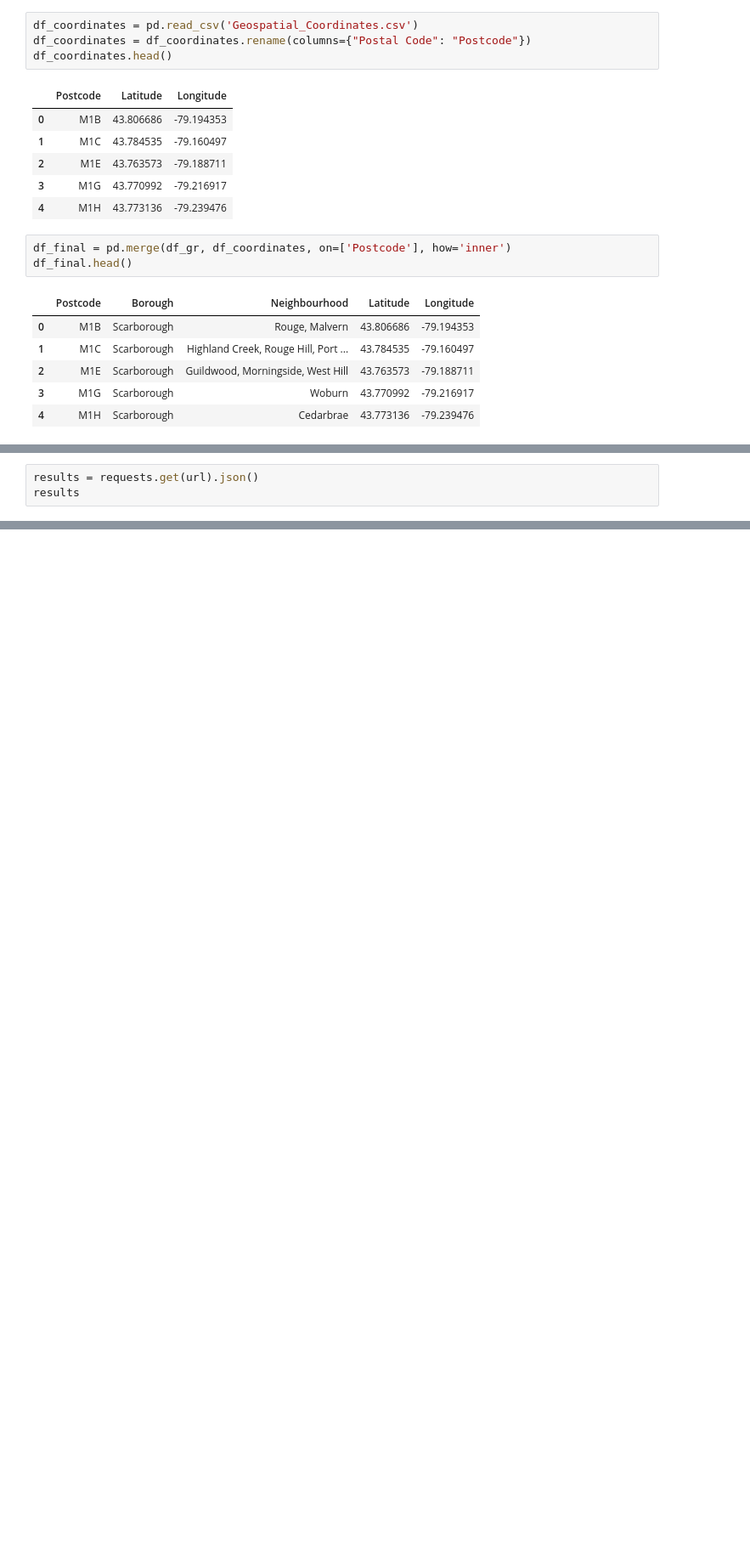
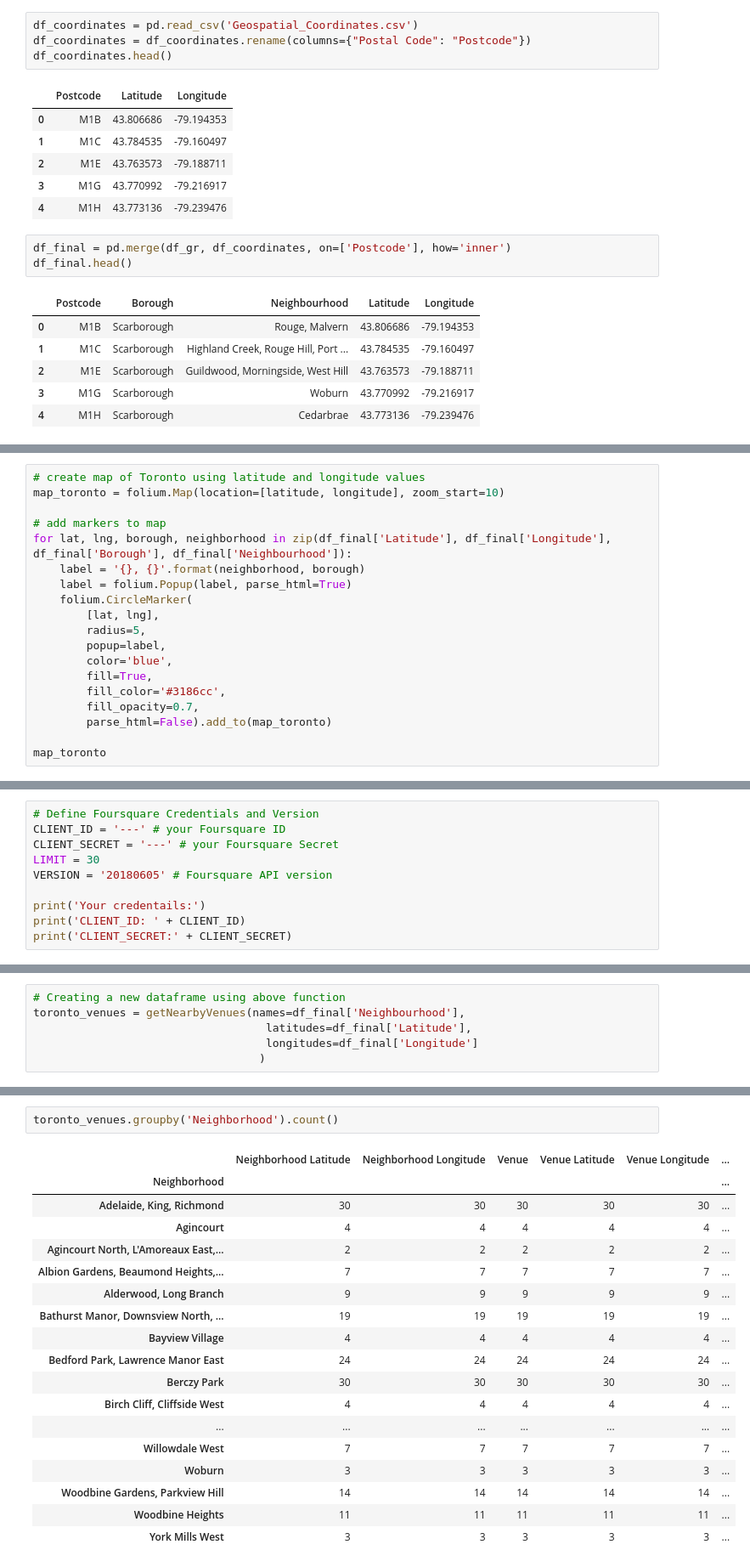
Before and after one commit to shubhammahalank/Recommendation_System_to_start_Restaurant_Business_in_London, a Jupyter notebook: Segmentation & Clustering - Toronto/3. Segmentation & Clustering - Toronto.ipynb, the cells around one changed output, grey strips where cells are left out. Shown at 85% size. Cells and saved outputs as stored; diff of their text form; blank space fills up the shorter version.

```diff
--- a/Segmentation & Clustering - Toronto/3. Segmentation & Clustering - Toronto.ipynb
+++ b/Segmentation & Clustering - Toronto/3. Segmentation & Clustering - Toronto.ipynb
@@ -222,3 +101,0 @@ url
-# %%
-results = requests.get(url).json()
-results
@@ -278,0 +120,19 @@ nearby_venues.head()
+# %%
+# create map of Toronto using latitude and longitude values
+map_toronto = folium.Map(location=[latitude, longitude], zoom_start=10)
+
+# add markers to map
+for lat, lng, borough, neighborhood in zip(df_final['Latitude'], df_final['Longitude'], df_final['Borough'], df_final['Neighbourhood']):
+    label = '{}, {}'.format(neighborhood, borough)
+    label = folium.Popup(label, parse_html=True)
+    folium.CircleMarker(
+        [lat, lng],
+        radius=5,
+        popup=label,
+        color='blue',
+        fill=True,
+        fill_color='#3186cc',
+        fill_opacity=0.7,
+        parse_html=False).add_to(map_toronto)
+
+map_toronto
@@ -278,0 +141,10 @@ nearby_venues.head()
+# %%
+# Define Foursquare Credentials and Version
+CLIENT_ID = '---' # your Foursquare ID
+CLIENT_SECRET = '---' # your Foursquare Secret
+LIMIT = 30
+VERSION = '20180605' # Foursquare API version
+
+print('Your credentails:')
+print('CLIENT_ID: ' + CLIENT_ID)
+print('CLIENT_SECRET:' + CLIENT_SECRET)
@@ -278,0 +197,6 @@ nearby_venues.head()
+# %%
+# Creating a new dataframe using above function
+toronto_venues = getNearbyVenues(names=df_final['Neighbourhood'],
+                                   latitudes=df_final['Latitude'],
+                                   longitudes=df_final['Longitude']
+                                  )
@@ -278,0 +230,21 @@ nearby_venues.head()
+# %%
+toronto_venues.groupby('Neighborhood').count()
+# %% [output]
+|  | Neighborhood Latitude | Neighborhood Longitude | Venue | Venue Latitude | Venue Longitude | ... |
+| Neighborhood |  |  |  |  |  | ... |
+| Adelaide, King, Richmond | 30 | 30 | 30 | 30 | 30 | ... |
+| Agincourt | 4 | 4 | 4 | 4 | 4 | ... |
+| Agincourt North, L'Amoreaux East,... | 2 | 2 | 2 | 2 | 2 | ... |
+| Albion Gardens, Beaumond Heights,... | 7 | 7 | 7 | 7 | 7 | ... |
+| Alderwood, Long Branch | 9 | 9 | 9 | 9 | 9 | ... |
+| Bathurst Manor, Downsview North, ... | 19 | 19 | 19 | 19 | 19 | ... |
+| Bayview Village | 4 | 4 | 4 | 4 | 4 | ... |
+| Bedford Park, Lawrence Manor East | 24 | 24 | 24 | 24 | 24 | ... |
+| Berczy Park | 30 | 30 | 30 | 30 | 30 | ... |
+| Birch Cliff, Cliffside West | 4 | 4 | 4 | 4 | 4 | ... |
+| ... | ... | ... | ... | ... | ... | ... |
+| Willowdale West | 7 | 7 | 7 | 7 | 7 | ... |
+| Woburn | 3 | 3 | 3 | 3 | 3 | ... |
+| Woodbine Gardens, Parkview Hill | 14 | 14 | 14 | 14 | 14 | ... |
+| Woodbine Heights | 11 | 11 | 11 | 11 | 11 | ... |
+| York Mills West | 3 | 3 | 3 | 3 | 3 | ... |
```
Also changed, not shown: parts of 40 cells of this notebook.
